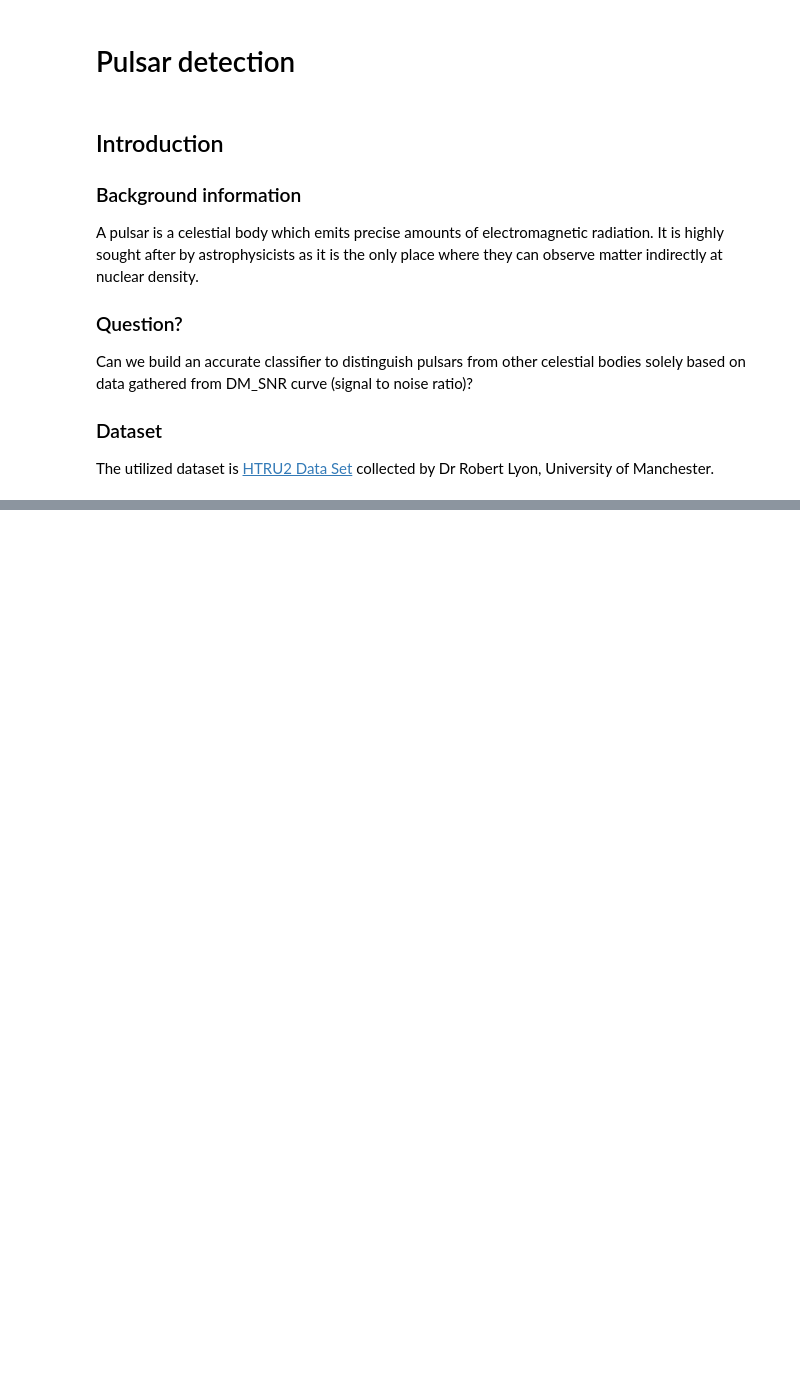
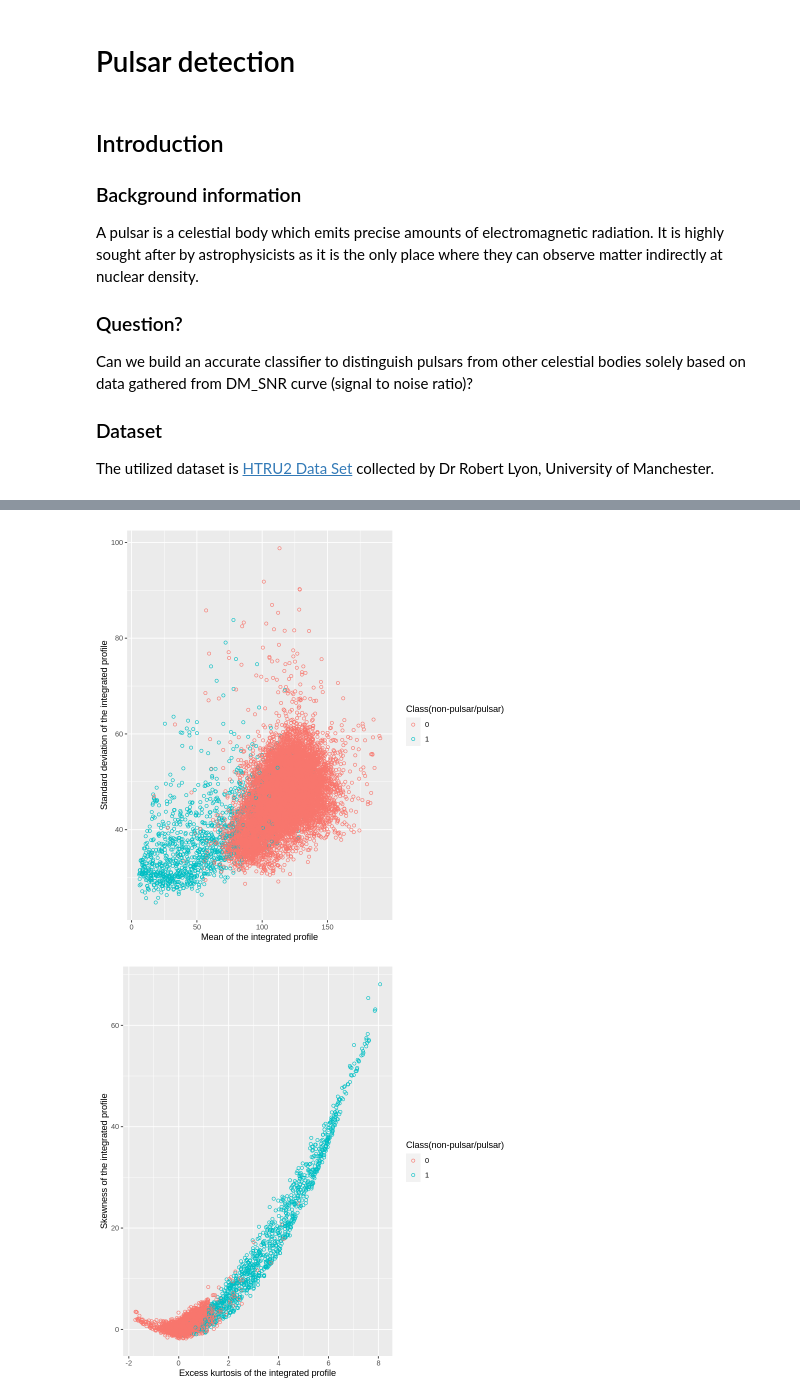
Before and after one commit to redradman/DSCI100Project, a Jupyter notebook: ProjectDSCI100.ipynb, the cells around one changed output, grey strips where cells are left out. Cells and saved outputs as stored; diff of their text form; code cells hidden in the pictures; blank space fills up the shorter version.

```diff
--- a/ProjectDSCI100.ipynb
+++ b/ProjectDSCI100.ipynb
@@ -104,0 +73,27 @@ A tibble: 2 × 6
+# %%
+p1 <- pulsarTrain |>
+        ggplot(aes( x = MeanIntegratedprofile, y = SdIntegratedProfile, col = Class)) +
+        geom_point(shape = 1) +
+        labs(x = "Mean of the integrated profile", y = "Standard deviation of the integrated profile", col = "Class(non-pulsar/pulsar)")
+p1
+
+p2 <- pulsarTrain |>
+        ggplot(aes( x = ExcessKurtosisIntegratedProfile, y = SkewnessIntegratedProfile, col = Class)) +
+        geom_point(shape = 1) +
+        labs(x = "Excess kurtosis of the integrated profile", y = "Skewness of the integrated profile", col = "Class(non-pulsar/pulsar)")
+p2
+
+p3 <- pulsarTrain |>
+        ggplot(aes( x = MeanIntegratedprofile, y = SkewnessIntegratedProfile, col = Class)) +
+        geom_point(shape = 1) +
+        labs(x = "Mean of the integrated profile", y = "Skewness of the integrated profile", col = "Class(non-pulsar/pulsar)")
+p3
+
+p3 <- pulsarTrain |>
+        ggplot(aes( x =SdIntegratedProfile, y = ExcessKurtosisIntegratedProfile, col = Class)) +
+        geom_point(shape = 1) +
+        labs(x = "Standard deviation of the integrated profile", y = "Excess kurtosis of the integrated profile", col = "Class(non-pulsar/pulsar)")
+p3
+# %% [output]
+[figure, added]
+[figure, added]
```
Also changed, not shown: parts of 13 cells of this notebook.
